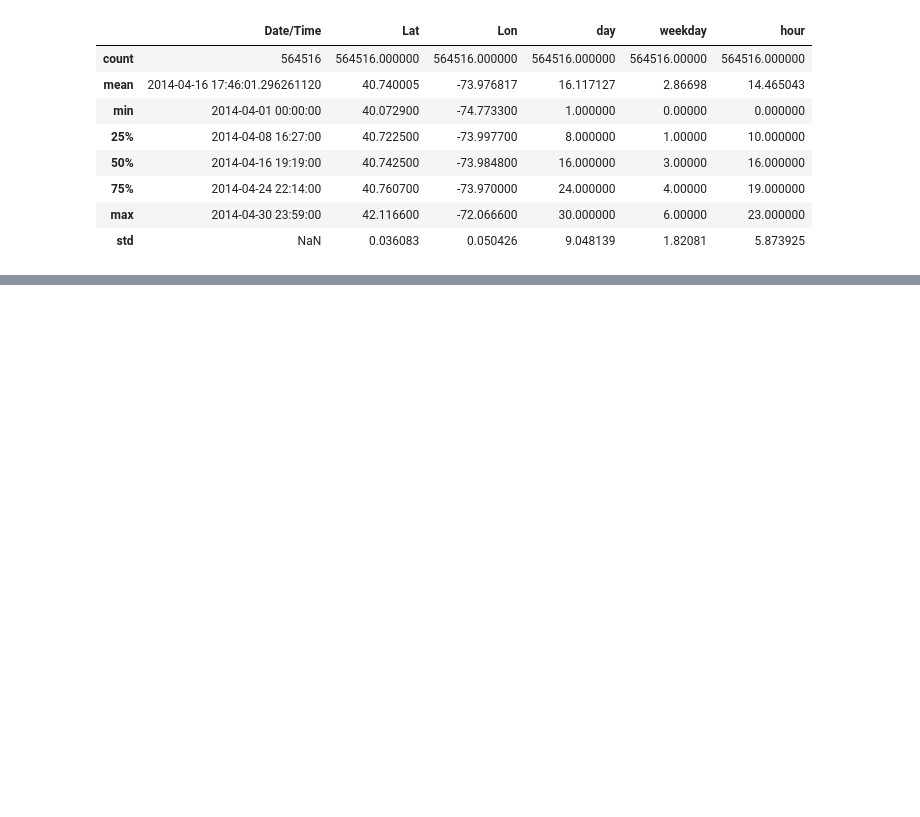
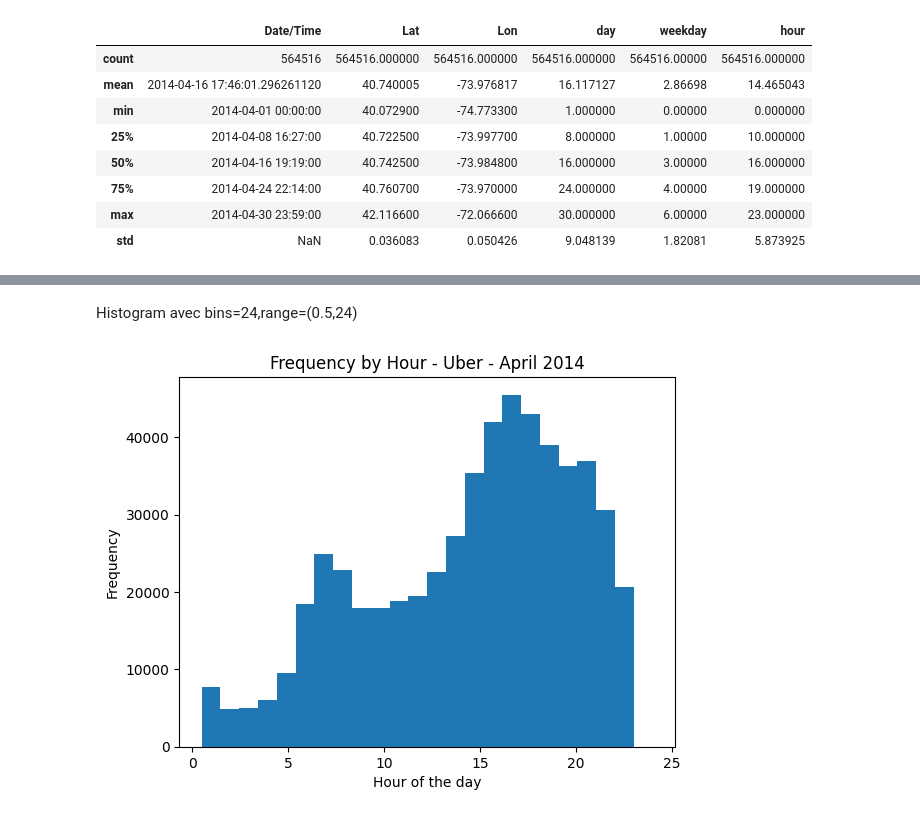
Before and after one commit to bonivalyvan/Uber-2024, a Jupyter notebook: Main.ipynb, the cells around one changed output, grey strips where cells are left out. Cells and saved outputs as stored; diff of their text form; code cells hidden in the pictures; blank space fills up the shorter version.

```diff
--- a/Main.ipynb
+++ b/Main.ipynb
@@ -122,0 +170,9 @@ df.describe()
+# %% [markdown]
+Histogram avec bins=24,range=(0.5,24)
+# %%
+plt.hist(df.hour, bins = 24, range = (0.5, 24))
+plt.xlabel('Hour of the day')
+plt.ylabel('Frequency')
+plt.title('Frequency by Hour - Uber - April 2014');
+# %% [output]
+[figure, added]
```
Also changed, not shown: parts of 17 cells of this notebook.
